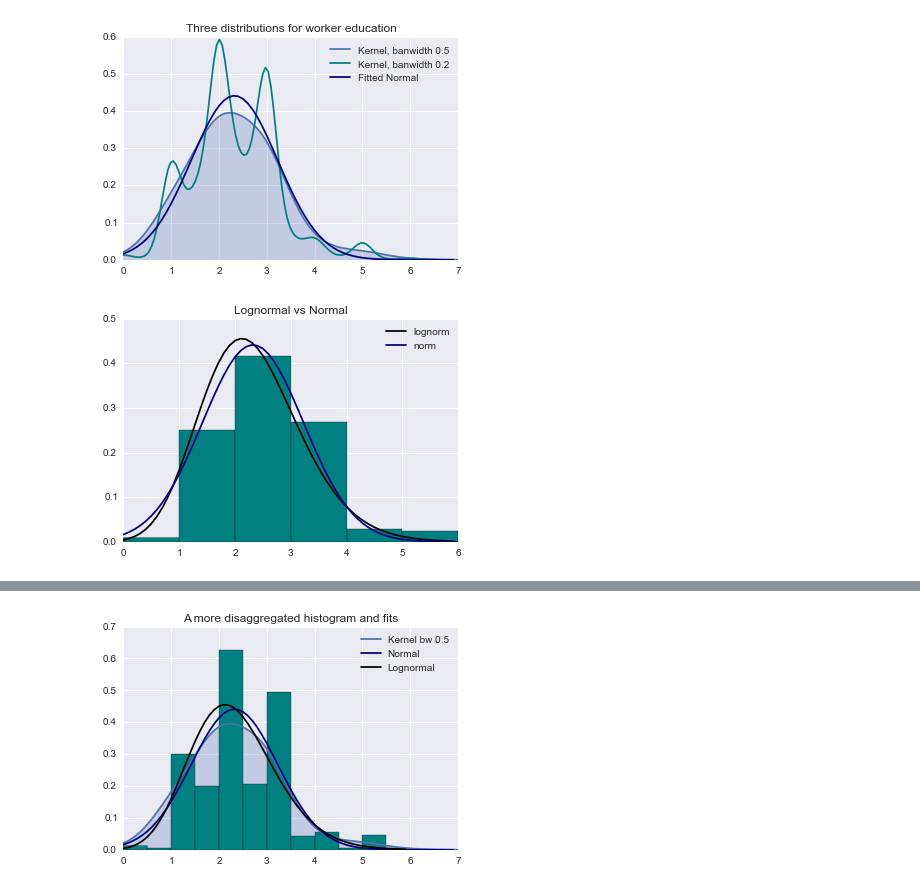
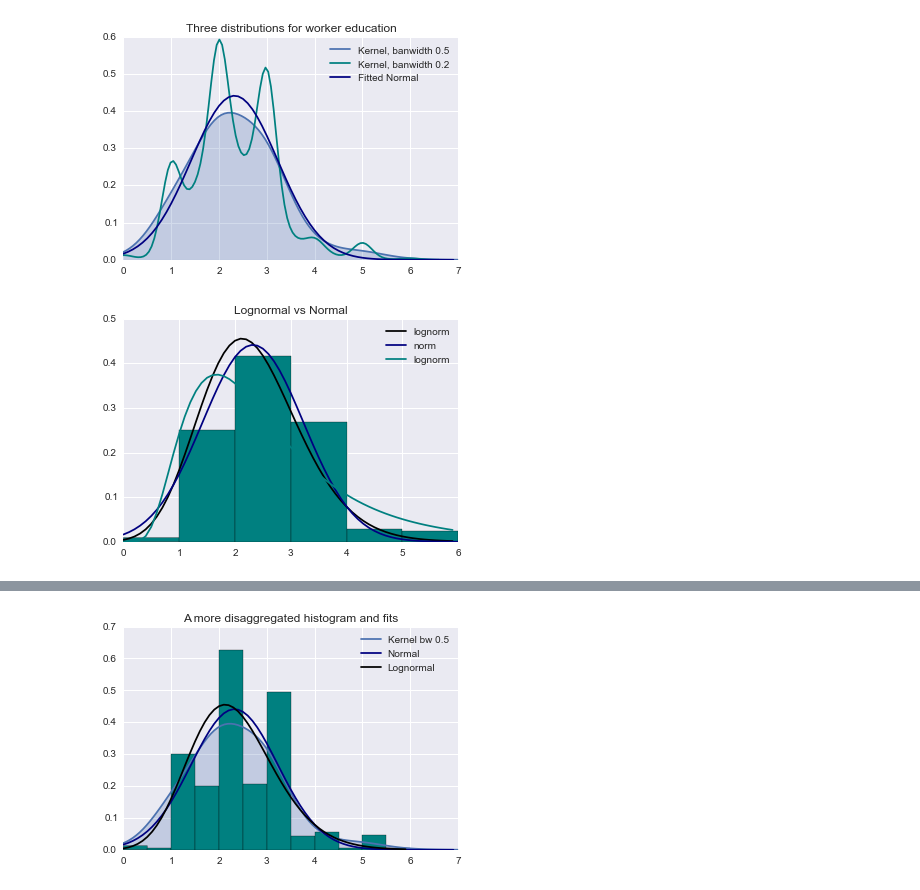
Before and after one commit to davidrpugh/assortative-matching-large-firms, a Jupyter notebook: Histograms.ipynb, the cells around one changed output, grey strips where cells are left out. Drawn from its saved outputs; the diff is of its cells as text; code cells hidden in the pictures.

```diff
--- a/Histograms.ipynb
+++ b/Histograms.ipynb
@@ -135,13 +135,14 @@ plt.show()
 # %%
 # Lognormal vs Normal
 shape2, location2, scale2 = stats.lognorm.fit(skill_w, loc=2.0)
 y2s = stats.lognorm.pdf(np.arange(0,6,0.1), s=shape2, loc=location2, scale=scale2)
 plt.plot(np.arange(0,6,0.1), y2s, color='black', label='lognorm')
 plt.plot(np.arange(0,7,0.1), y, color='navy', label='norm')
 plt.hist(skill_w, bins=6, normed=True, range=(0,6), color='teal')
+plt.plot(np.arange(0,6,0.1), y3s, color='teal', label='lognorm')
 plt.title('Lognormal vs Normal')
 plt.legend(loc='best')
 plt.xlim(0,6)
 plt.show()
 # %% [output]
-[figure, old version]
+[figure, new version]
```
Also changed, not shown: parts of 2 cells of this notebook, 2 other files.
